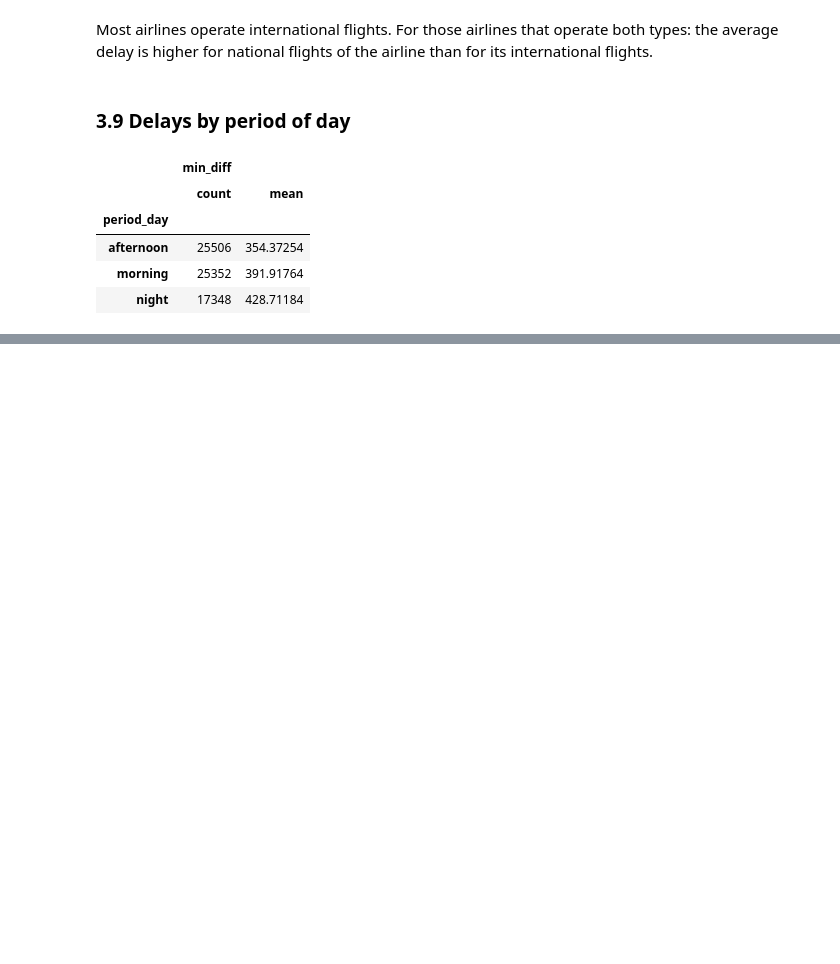
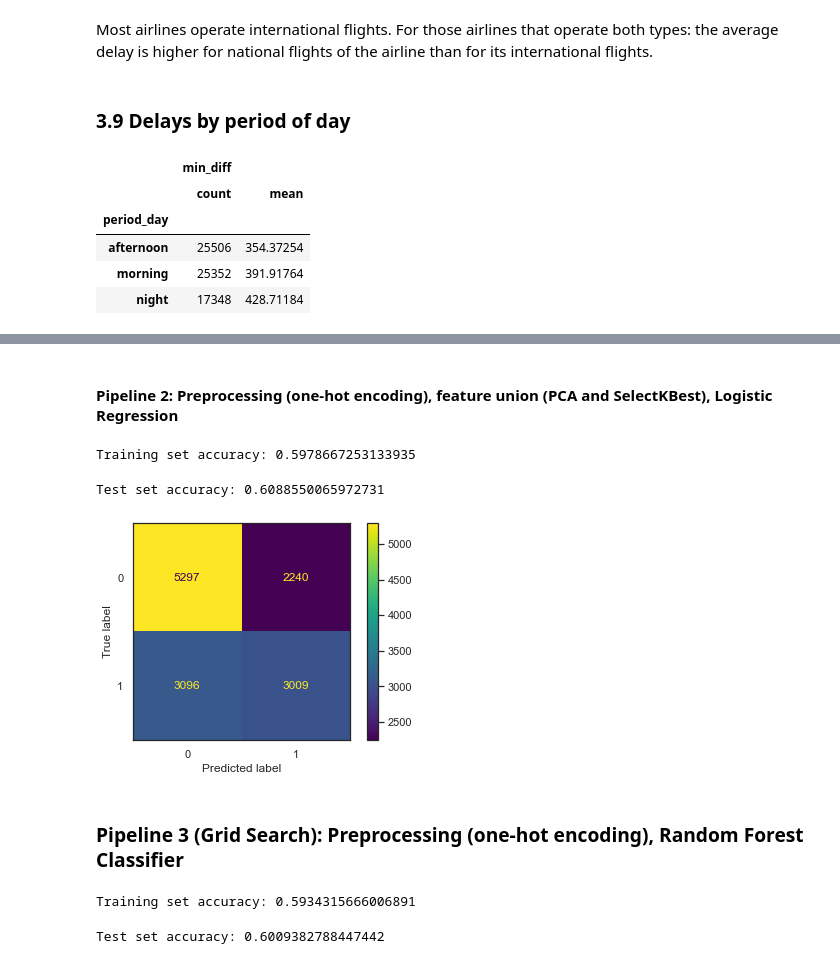
Before and after one commit to izlata/flights-scl, a Jupyter notebook: solution.ipynb, the cells around one changed output, grey strips where cells are left out. Saved outputs shown, nothing was run; the diff lists cells and outputs as text; code cells hidden in the pictures; blank space fills up the shorter version.

```diff
--- a/solution.ipynb
+++ b/solution.ipynb
@@ -730,0 +923,13 @@ It is good to try training a model with most of these variables and see the feat
+# %%
+categorical_transform = Pipeline([('one_hot_encode', OneHotEncoder(sparse=False))])
+
+preprocessing_flights = ColumnTransformer([('categorical', categorical_transform, cat_features)])
+
+feature_union = FeatureUnion([('pca', PCA(n_components=3)),
+                              ('select_best', SelectKBest(k=5))])
+
+pipeline_2 = Pipeline([('preprocessing', preprocessing_flights),
+                       ('features', feature_union),
+                       ('model', LogisticRegression())])
+
+pipeline_2.fit(X_train, y_train)
@@ -730,0 +1021,32 @@ It is good to try training a model with most of these variables and see the feat
+# %% [markdown]
+#### Pipeline 2: Preprocessing (one-hot encoding), feature union (PCA and SelectKBest), Logistic Regression
+# %%
+acc_train_2 = pipeline_2.score(X_train, y_train)
+print(f'Training set accuracy: {acc_train_2}')
+# %% [output]
+Training set accuracy: 0.5978667253133935
+# %%
+acc_test_2 = pipeline_2.score(X_test, y_test)
+print(f'Test set accuracy: {acc_test_2}')
+# %% [output]
+Test set accuracy: 0.6088550065972731
+# %%
+y_pred_2 = pipeline_2.predict(X_test)
+cm_2 = confusion_matrix(y_test, y_pred_2, labels=pipeline_2.classes_)
+disp_2 = ConfusionMatrixDisplay(confusion_matrix=cm_2, display_labels=pipeline_2.classes_)
+disp_2.plot()
+plt.show()
+# %% [output]
+[figure, added]
+# %% [markdown]
+### Pipeline 3 (Grid Search): Preprocessing (one-hot encoding), Random Forest Classifier
+# %%
+acc_train_3 = grid_search.score(X_train, y_train)
+print(f'Training set accuracy: {acc_train_3}')
+# %% [output]
+Training set accuracy: 0.5934315666006891
+# %%
+acc_test_3 = grid_search.score(X_test, y_test)
+print(f'Test set accuracy: {acc_test_3}')
+# %% [output]
+Test set accuracy: 0.6009382788447442
```
Also changed, not shown: parts of 35 cells of this notebook.
